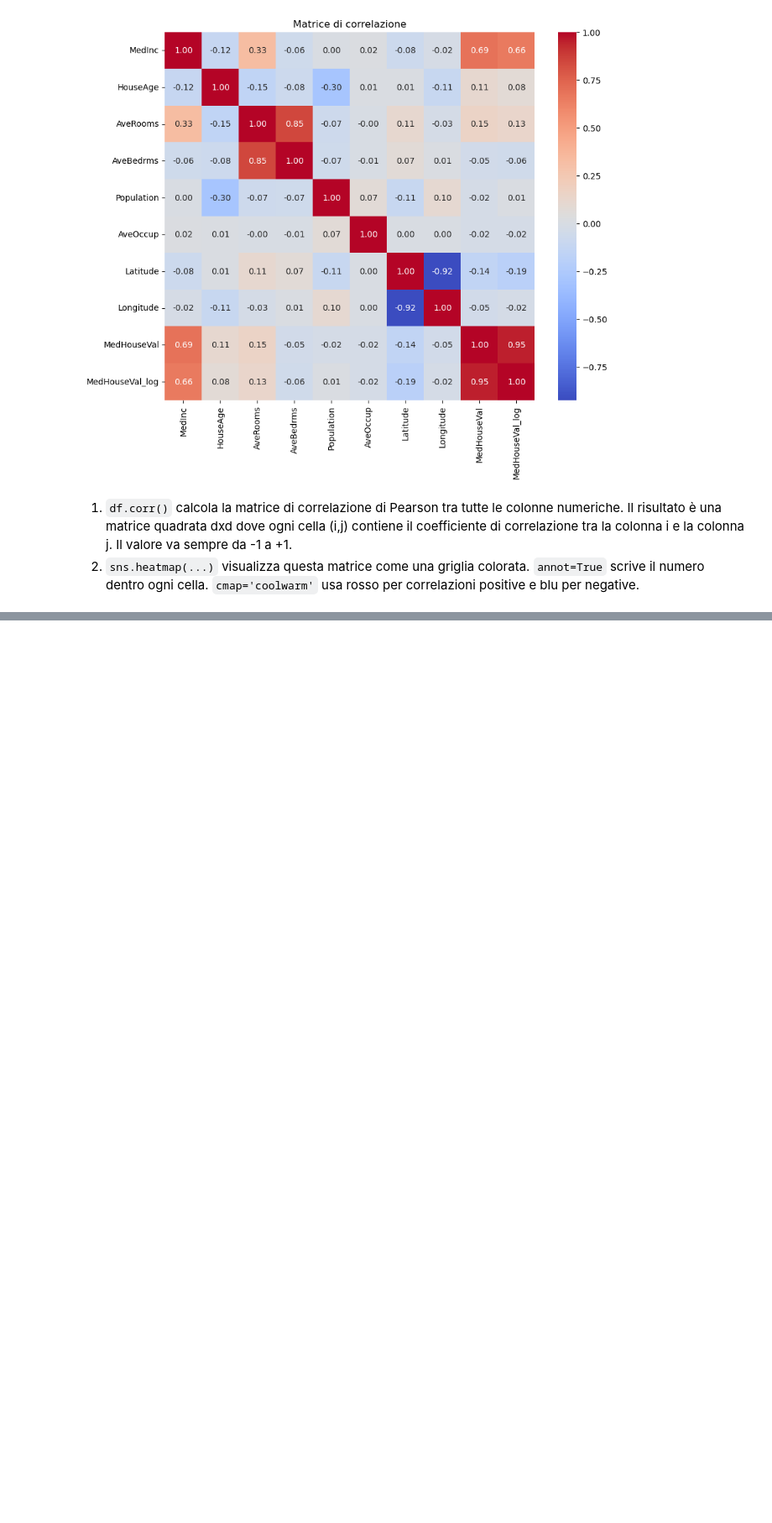
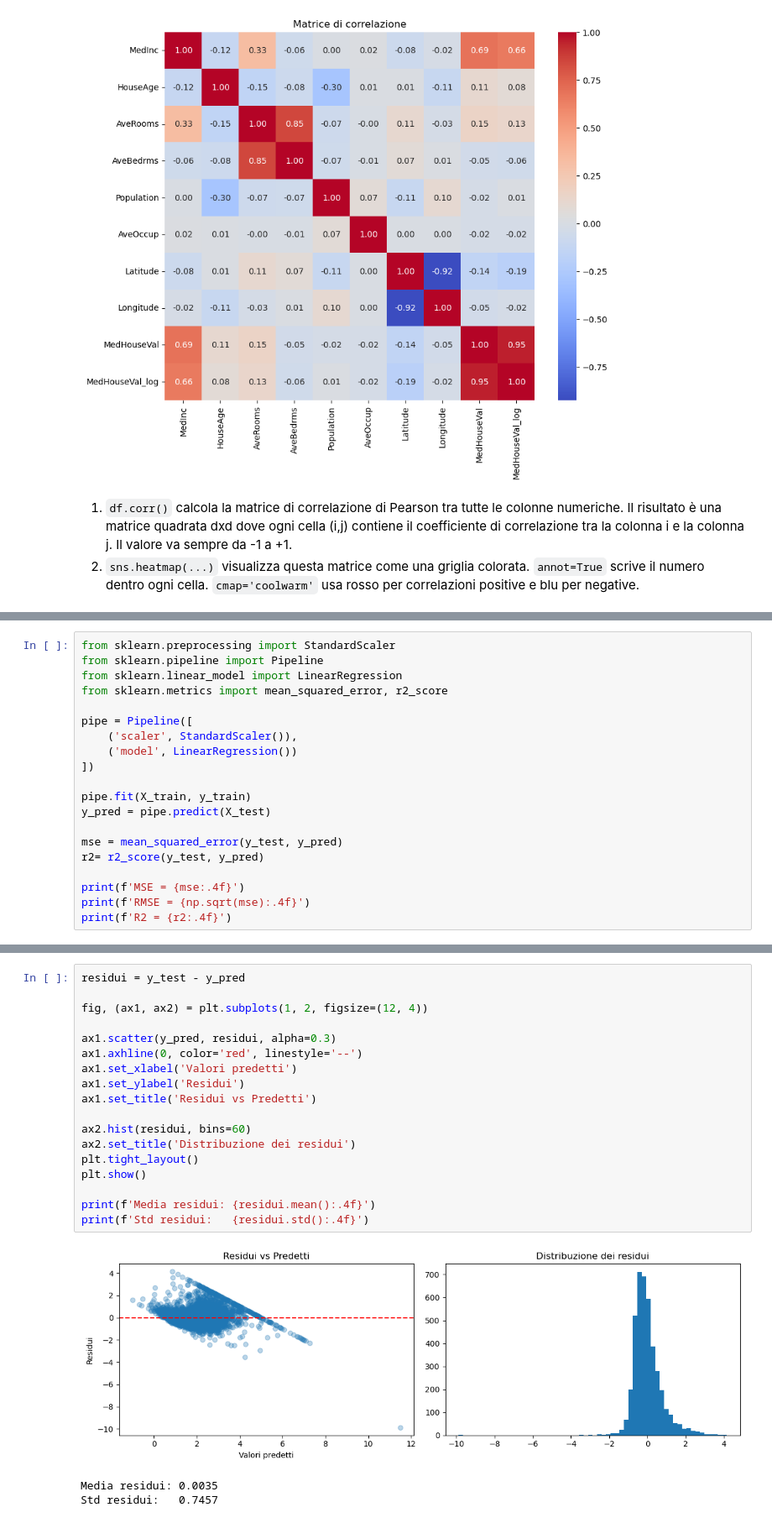
Before and after one commit to Anelgo02/BigData-notebooks, a Jupyter notebook: MODULO 2/esercitazione_00.ipynb, the cells around one changed output, grey strips where cells are left out. Shown at 84% size. Drawn from its saved outputs; the diff is of its cells as text; blank space fills up the shorter version.

```diff
--- a/MODULO 2/esercitazione_00.ipynb
+++ b/MODULO 2/esercitazione_00.ipynb
@@ -112,0 +137,20 @@ plt.show()
+# %%
+from sklearn.preprocessing import StandardScaler
+from sklearn.pipeline import Pipeline
+from sklearn.linear_model import LinearRegression
+from sklearn.metrics import mean_squared_error, r2_score
+
+pipe = Pipeline([
+    ('scaler', StandardScaler()),
+    ('model', LinearRegression())
+])
+
+pipe.fit(X_train, y_train)
+y_pred = pipe.predict(X_test)
+
+mse = mean_squared_error(y_test, y_pred)
+r2= r2_score(y_test, y_pred)
+
+print(f'MSE = {mse:.4f}')
+print(f'RMSE = {np.sqrt(mse):.4f}')
+print(f'R2 = {r2:.4f}')
@@ -112,0 +171,22 @@ plt.show()
+# %%
+residui = y_test - y_pred
+
+fig, (ax1, ax2) = plt.subplots(1, 2, figsize=(12, 4))
+
+ax1.scatter(y_pred, residui, alpha=0.3)
+ax1.axhline(0, color='red', linestyle='--')
+ax1.set_xlabel('Valori predetti')
+ax1.set_ylabel('Residui')
+ax1.set_title('Residui vs Predetti')
+
+ax2.hist(residui, bins=60)
+ax2.set_title('Distribuzione dei residui')
+plt.tight_layout()
+plt.show()
+
+print(f'Media residui: {residui.mean():.4f}')
+print(f'Std residui:   {residui.std():.4f}')
+# %% [output]
+[figure, added]
+Media residui: 0.0035
+Std residui:   0.7457
```
Also changed, not shown: parts of 12 cells of this notebook.
